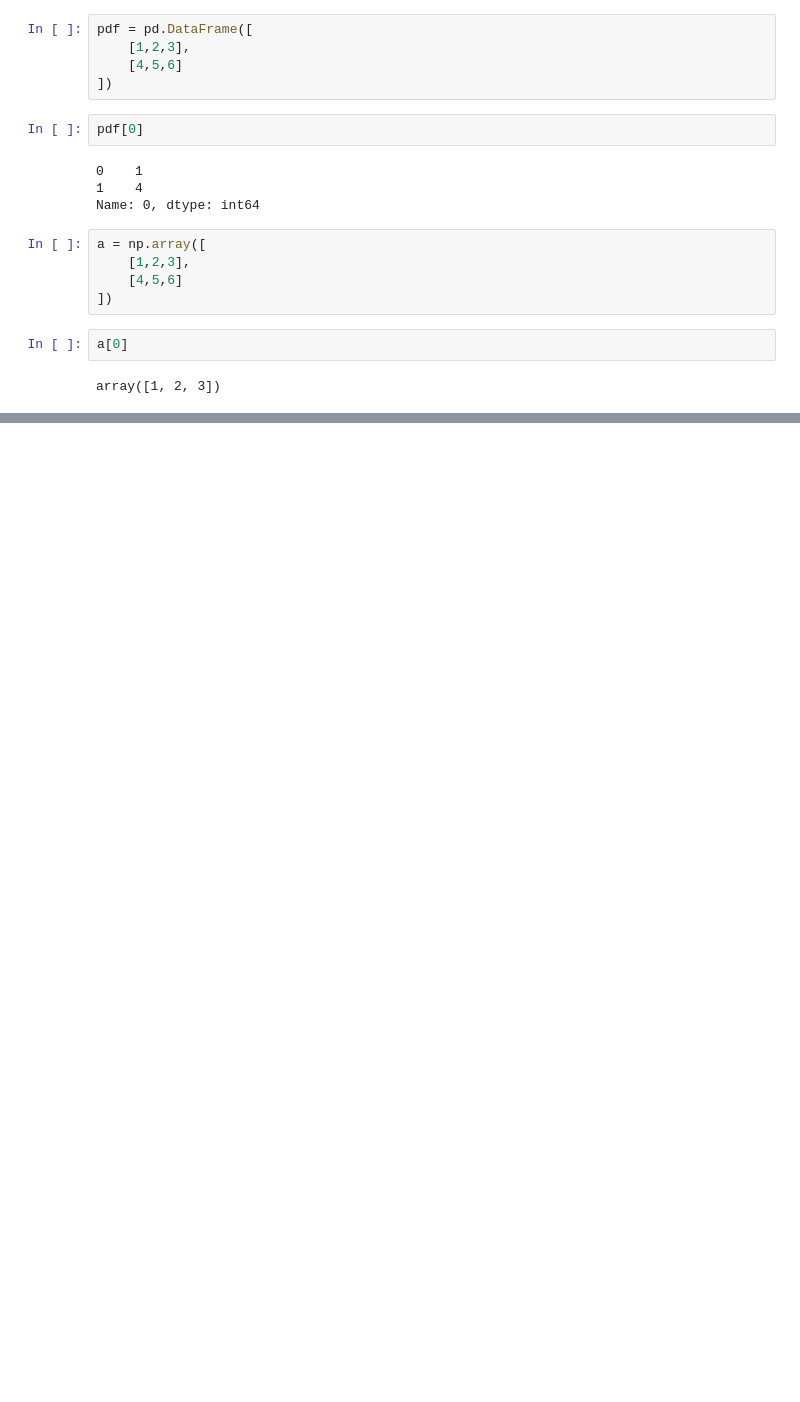
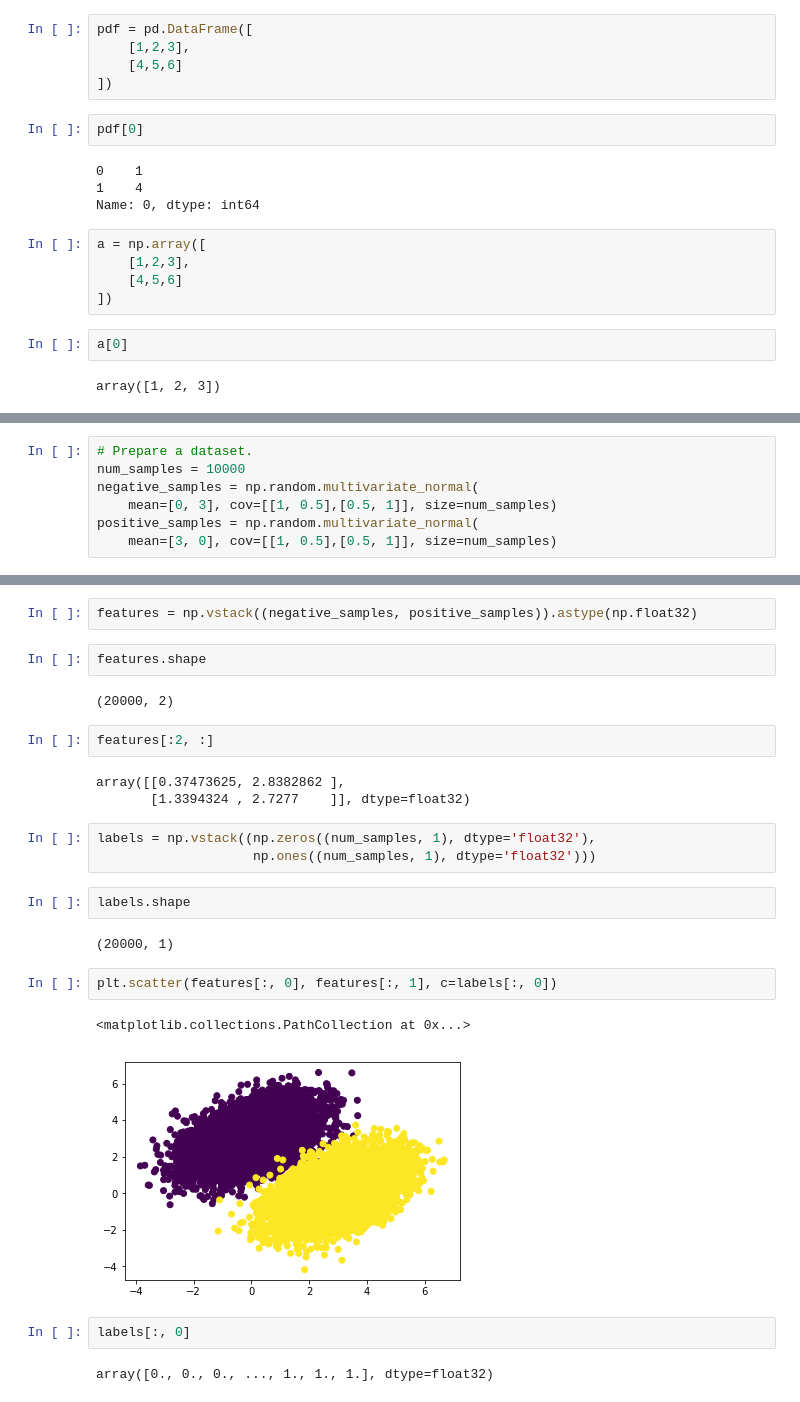
Before and after one commit to lishuaibeijing0689/lishuaibeijing0689.github.io, a Jupyter notebook: general/pandas_numpy.ipynb, the cells around one changed output, grey strips where cells are left out. Drawn from its saved outputs; the diff is of its cells as text; blank space fills up the shorter version.

```diff
--- a/general/pandas_numpy.ipynb
+++ b/general/pandas_numpy.ipynb
@@ -29,0 +36,7 @@ array([1, 2, 3])
+# %%
+# Prepare a dataset.
+num_samples = 10000
+negative_samples = np.random.multivariate_normal(
+    mean=[0, 3], cov=[[1, 0.5],[0.5, 1]], size=num_samples)
+positive_samples = np.random.multivariate_normal(
+    mean=[3, 0], cov=[[1, 0.5],[0.5, 1]], size=num_samples)
@@ -29,0 +47,27 @@ array([1, 2, 3])
+# %%
+features = np.vstack((negative_samples, positive_samples)).astype(np.float32)
+# %%
+features.shape
+# %% [output]
+(20000, 2)
+# %%
+features[:2, :]
+# %% [output]
+array([[0.37473625, 2.8382862 ],
+       [1.3394324 , 2.7277    ]], dtype=float32)
+# %%
+labels = np.vstack((np.zeros((num_samples, 1), dtype='float32'),
+                    np.ones((num_samples, 1), dtype='float32')))
+# %%
+labels.shape
+# %% [output]
+(20000, 1)
+# %%
+plt.scatter(features[:, 0], features[:, 1], c=labels[:, 0])
+# %% [output]
+<matplotlib.collections.PathCollection at 0x...>
+[figure, added]
+# %%
+labels[:, 0]
+# %% [output]
+array([0., 0., 0., ..., 1., 1., 1.], dtype=float32)
```
Also changed, not shown: parts of 4 cells of this notebook, 1 other file.
